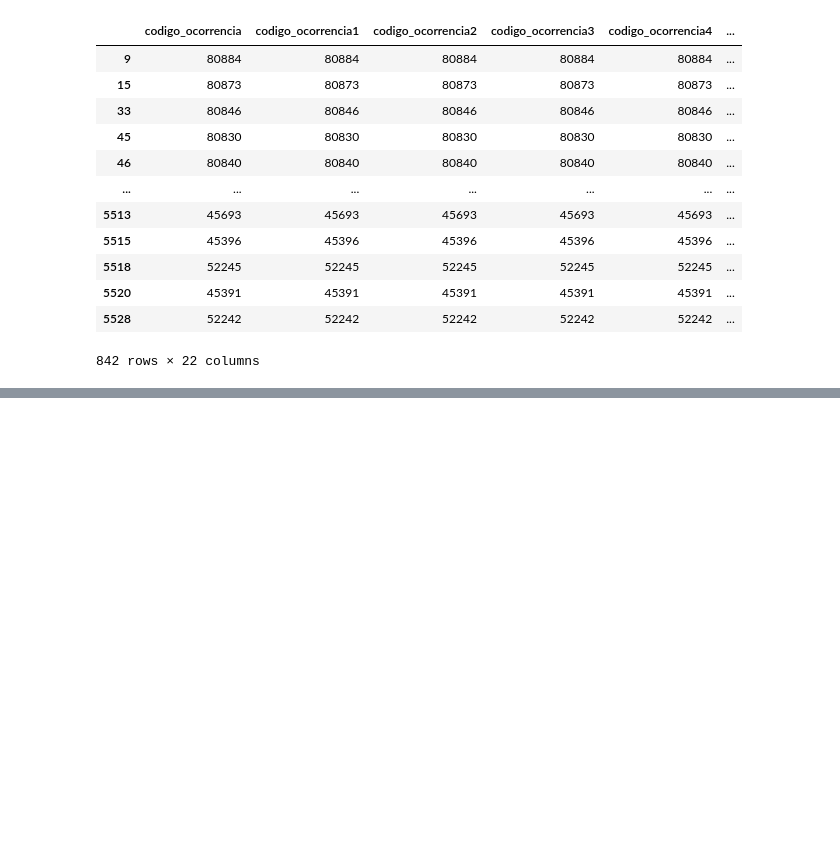
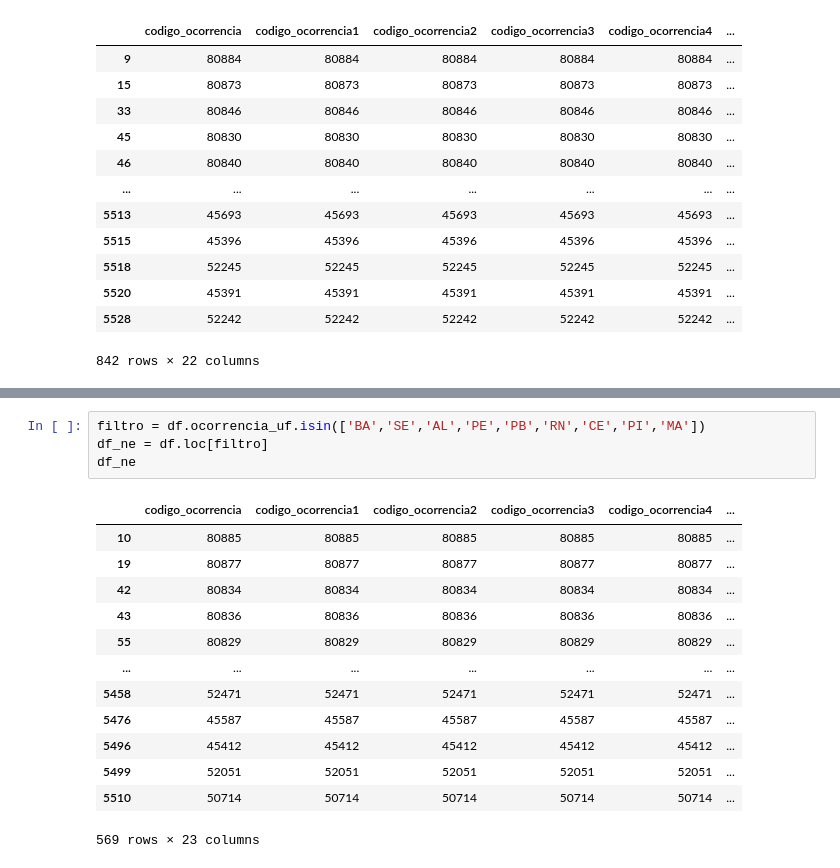
Before and after one commit to JoseWRPereira/jupyter-lab, a Jupyter notebook: CENIPA/cenipa.ipynb, the cells around one changed output, grey strips where cells are left out. Drawn from its saved outputs; the diff is of its cells as text; blank space fills up the shorter version.

```diff
--- a/CENIPA/cenipa.ipynb
+++ b/CENIPA/cenipa.ipynb
@@ -734,0 +868,18 @@ df.loc[filtro]
+# %%
+filtro = df.ocorrencia_uf.isin(['BA','SE','AL','PE','PB','RN','CE','PI','MA'])
+df_ne = df.loc[filtro]
+df_ne
+# %% [output]
+|  | codigo_ocorrencia | codigo_ocorrencia1 | codigo_ocorrencia2 | codigo_ocorrencia3 | codigo_ocorrencia4 | ... |
+| 10 | 80885 | 80885 | 80885 | 80885 | 80885 | ... |
+| 19 | 80877 | 80877 | 80877 | 80877 | 80877 | ... |
+| 42 | 80834 | 80834 | 80834 | 80834 | 80834 | ... |
+| 43 | 80836 | 80836 | 80836 | 80836 | 80836 | ... |
+| 55 | 80829 | 80829 | 80829 | 80829 | 80829 | ... |
+| ... | ... | ... | ... | ... | ... | ... |
+| 5458 | 52471 | 52471 | 52471 | 52471 | 52471 | ... |
+| 5476 | 45587 | 45587 | 45587 | 45587 | 45587 | ... |
+| 5496 | 45412 | 45412 | 45412 | 45412 | 45412 | ... |
+| 5499 | 52051 | 52051 | 52051 | 52051 | 52051 | ... |
+| 5510 | 50714 | 50714 | 50714 | 50714 | 50714 | ... |
+569 rows × 23 columns
```
Also changed, not shown: parts of 18 cells of this notebook.
